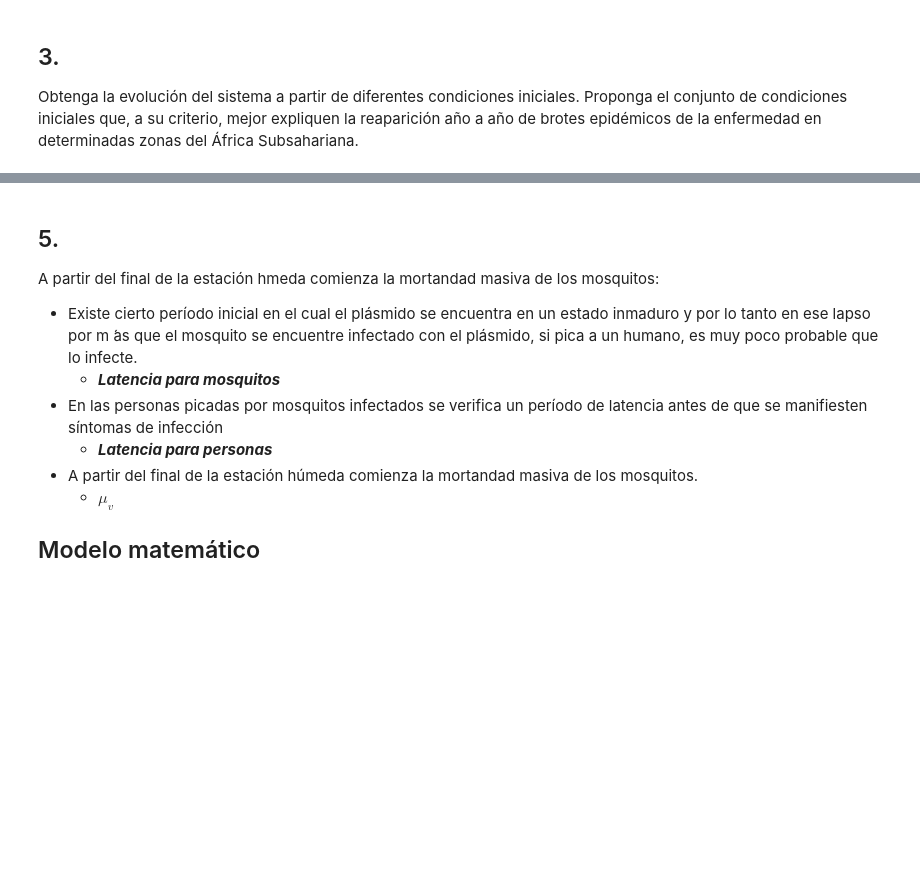
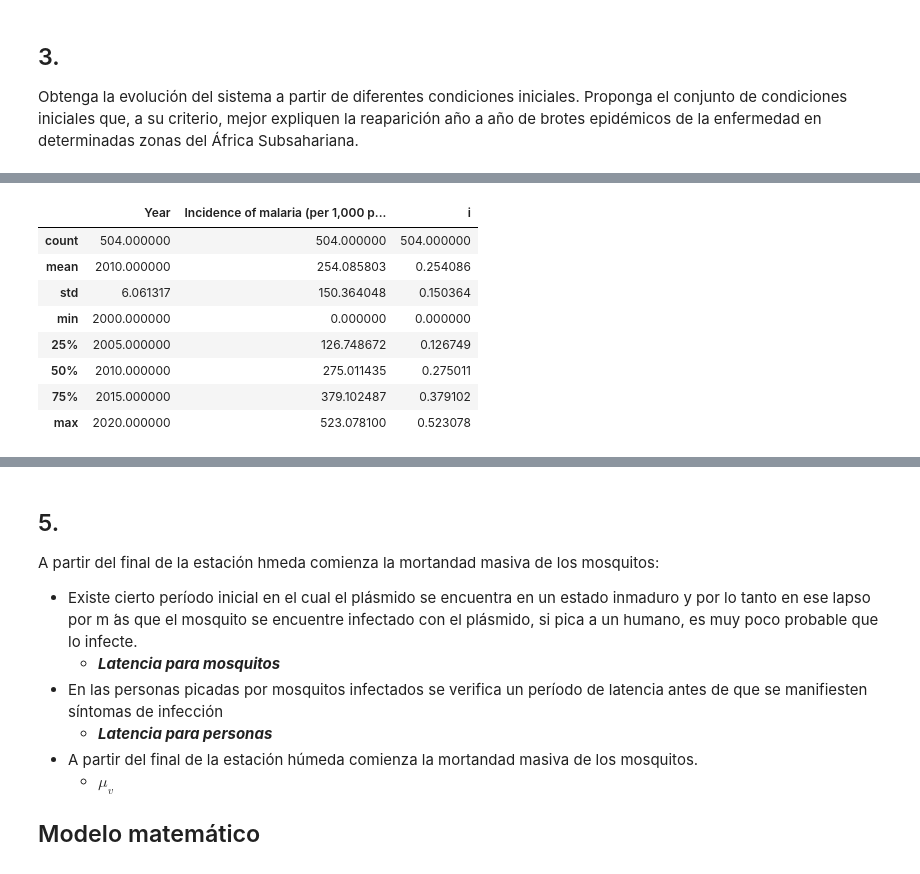
Before and after one commit to justog220/Practicas-MSB, a Jupyter notebook: Semana 4/Practica4.ipynb, the cells around one changed output, grey strips where cells are left out. Saved outputs shown, nothing was run; the diff lists cells and outputs as text; code cells hidden in the pictures; blank space fills up the shorter version.

```diff
--- a/Semana 4/Practica4.ipynb
+++ b/Semana 4/Practica4.ipynb
@@ -183,0 +206,40 @@ plt.show()
+# %%
+subsharian_area = [
+    'Angola',
+    'Benin',
+    'Botswana',
+    'Cameroon',
+    'Cape Verde',
+    'Central African Republic',
+    'Chad',
+    'Congo',
+    'Cote d\'Ivoire',
+    'Democratic Republic of Congo',
+    'Equatorial Guinea',
+    'Eritrea',
+    'Ethiopia',
+    'Gabon',
+    'Gambia',
+    'Ghana',
+    'Guinea',
+    'Guinea-Bissau',
+    'Kenya',
+    'Liberia',
+    'Malawi',
+    'Mali',
+    'Mauritania',
+    'Mozambique'
+]
+
+df_subs = df[df['Entity'].isin(subsharian_area)]
+df_subs.describe()
+# %% [output]
+|  | Year | Incidence of malaria (per 1,000 p... | i |
+| count | 504.000000 | 504.000000 | 504.000000 |
+| mean | 2010.000000 | 254.085803 | 0.254086 |
+| std | 6.061317 | 150.364048 | 0.150364 |
+| min | 2000.000000 | 0.000000 | 0.000000 |
+| 25% | 2005.000000 | 126.748672 | 0.126749 |
+| 50% | 2010.000000 | 275.011435 | 0.275011 |
+| 75% | 2015.000000 | 379.102487 | 0.379102 |
+| max | 2020.000000 | 523.078100 | 0.523078 |
```
Also changed, not shown: parts of 9 cells of this notebook, 5 other files.
